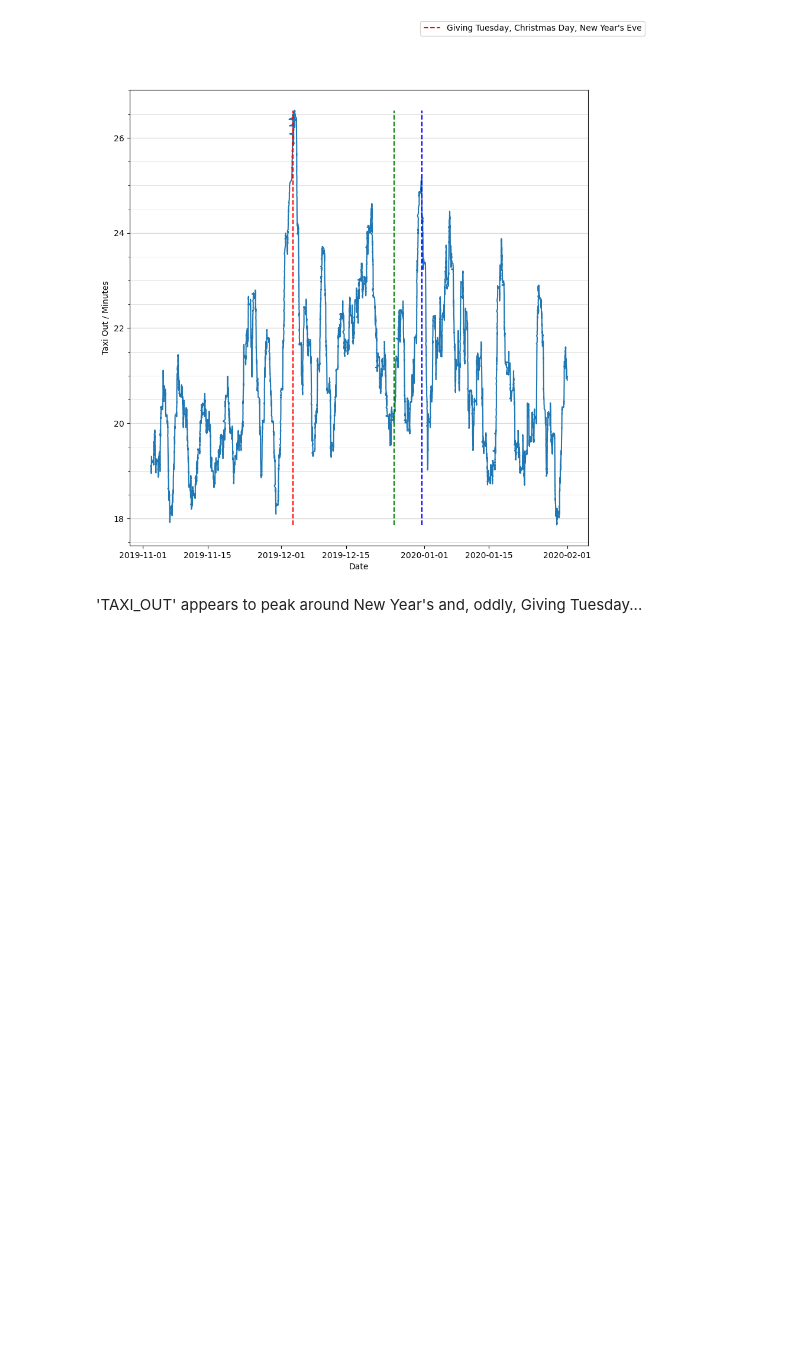
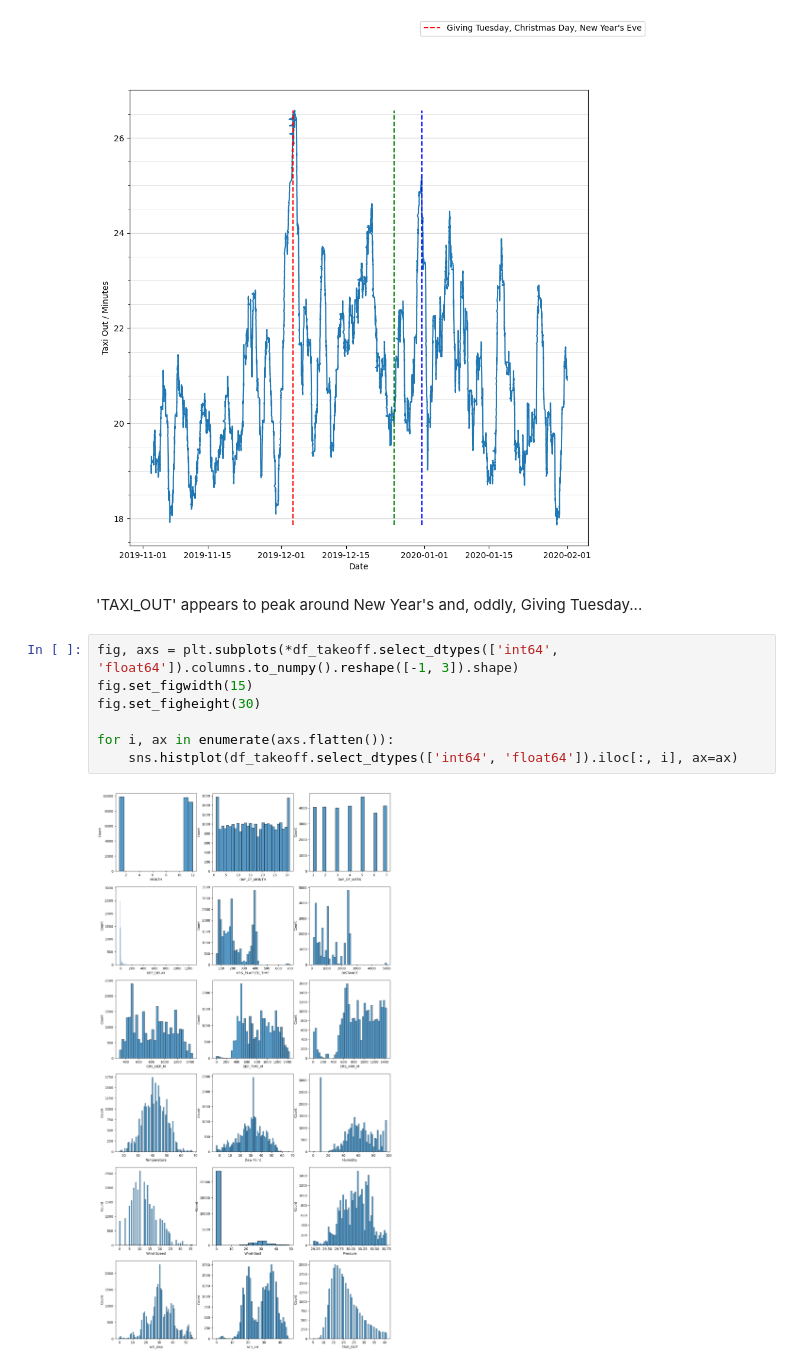
Before and after one commit to ADPriceless/TDA_Assignment_TaxiTime, a Jupyter notebook: exploration.ipynb, the cells around one changed output. Drawn from its saved outputs; the diff is of its cells as text; blank space fills up the shorter version.

Commit message:
plot histagrams of data and explore different scaling methods

```diff
--- a/exploration.ipynb
+++ b/exploration.ipynb
@@ -393,3 +394,12 @@ ax.grid(visible=True, axis='y', which='minor', linewidth=0.5, alpha=0.5)
 [figure]
 # %% [markdown]
 'TAXI_OUT' appears to peak around New Year's and, oddly, Giving Tuesday...
+# %%
+fig, axs = plt.subplots(*df_takeoff.select_dtypes(['int64', 'float64']).columns.to_numpy().reshape([-1, 3]).shape)
+fig.set_figwidth(15)
+fig.set_figheight(30)
+
+for i, ax in enumerate(axs.flatten()):
+    sns.histplot(df_takeoff.select_dtypes(['int64', 'float64']).iloc[:, i], ax=ax)
+# %% [output]
+[figure, added]
```
Also changed, not shown: parts of 9 cells of this notebook.
